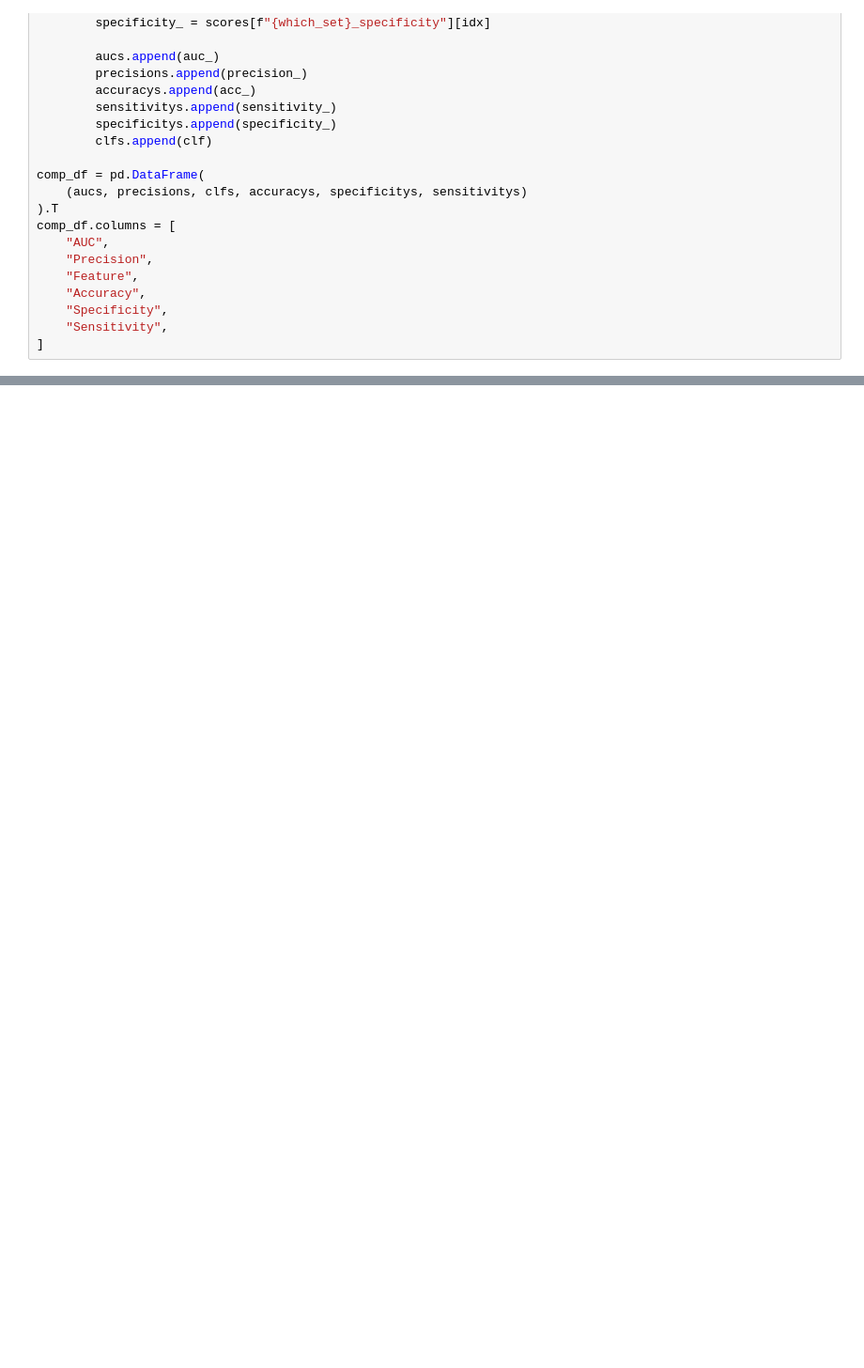
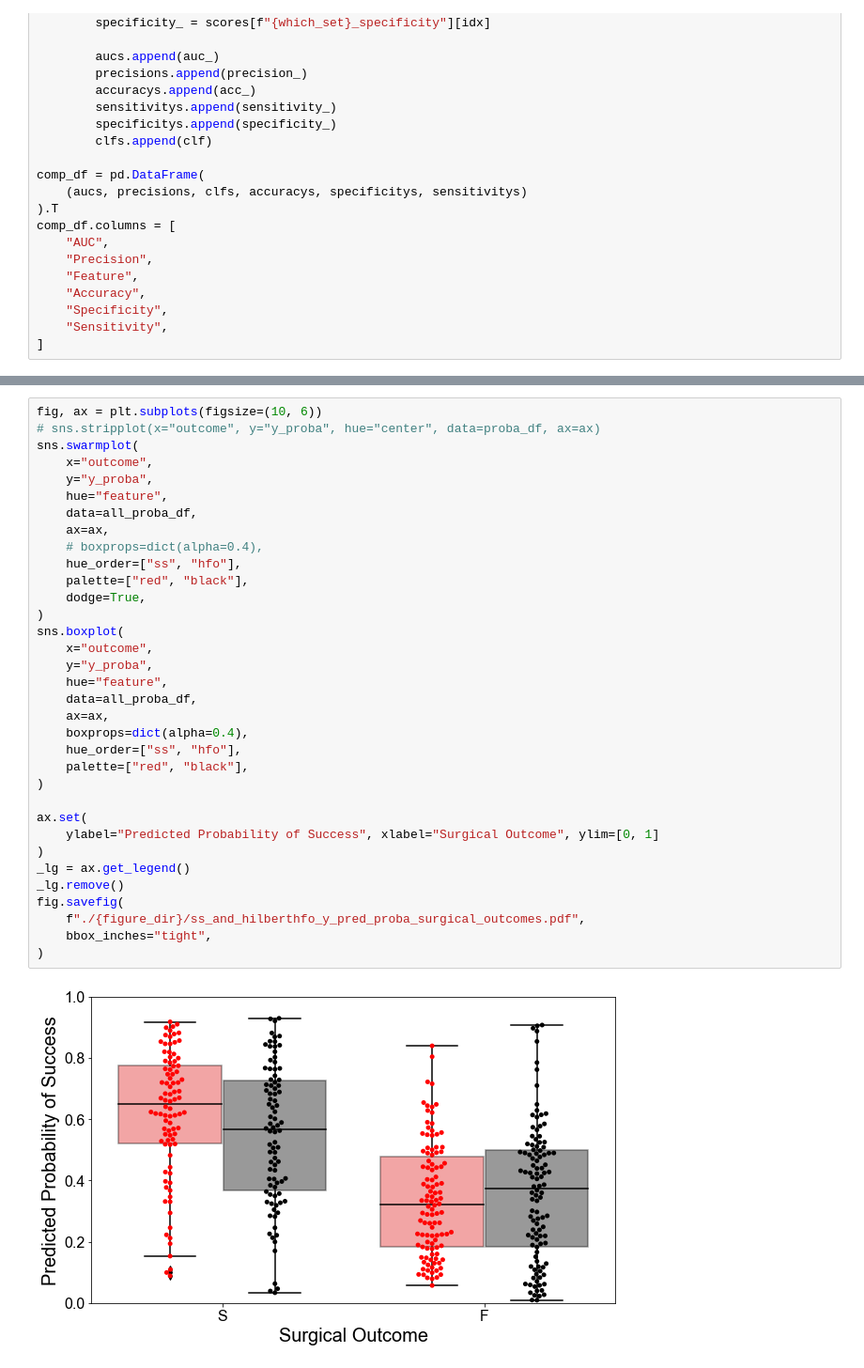
Before and after one commit to adam2392/source-sink-study, a Jupyter notebook: plot_source_sink_validation.ipynb, the cells around one changed output, grey strips where cells are left out. Shown: that part at 94% size. Drawn from its saved outputs; the diff is of its cells as text; blank space fills up the shorter version.

```diff
--- a/plot_source_sink_validation.ipynb
+++ b/plot_source_sink_validation.ipynb
@@ -997,0 +1082,36 @@ ax.legend(handles=[item for item in [h[0], h[1]]], labels=[item for item in l[-2
+# %%
+fig, ax = plt.subplots(figsize=(10, 6))
+# sns.stripplot(x="outcome", y="y_proba", hue="center", data=proba_df, ax=ax)
+sns.swarmplot(
+    x="outcome",
+    y="y_proba",
+    hue="feature",
+    data=all_proba_df,
+    ax=ax,
+    # boxprops=dict(alpha=0.4),
+    hue_order=["ss", "hfo"],
+    palette=["red", "black"],
+    dodge=True,
+)
+sns.boxplot(
+    x="outcome",
+    y="y_proba",
+    hue="feature",
+    data=all_proba_df,
+    ax=ax,
+    boxprops=dict(alpha=0.4),
+    hue_order=["ss", "hfo"],
+    palette=["red", "black"],
+)
+
+ax.set(
+    ylabel="Predicted Probability of Success", xlabel="Surgical Outcome", ylim=[0, 1]
+)
+_lg = ax.get_legend()
+_lg.remove()
+fig.savefig(
+    f"./{figure_dir}/ss_and_hilberthfo_y_pred_proba_surgical_outcomes.pdf",
+    bbox_inches="tight",
+)
+# %% [output]
+[figure, added]
```
Also changed, not shown: parts of 30 cells of this notebook, 39 other files.
